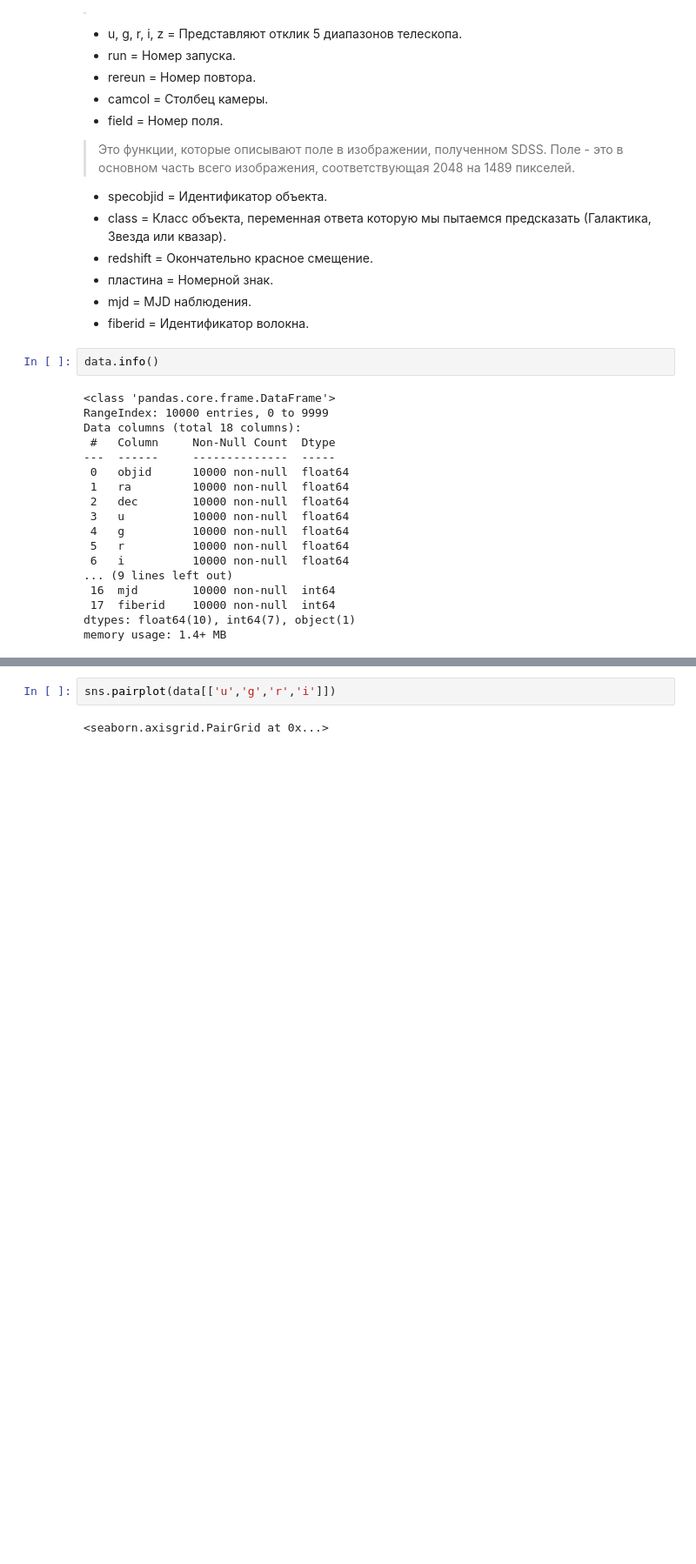
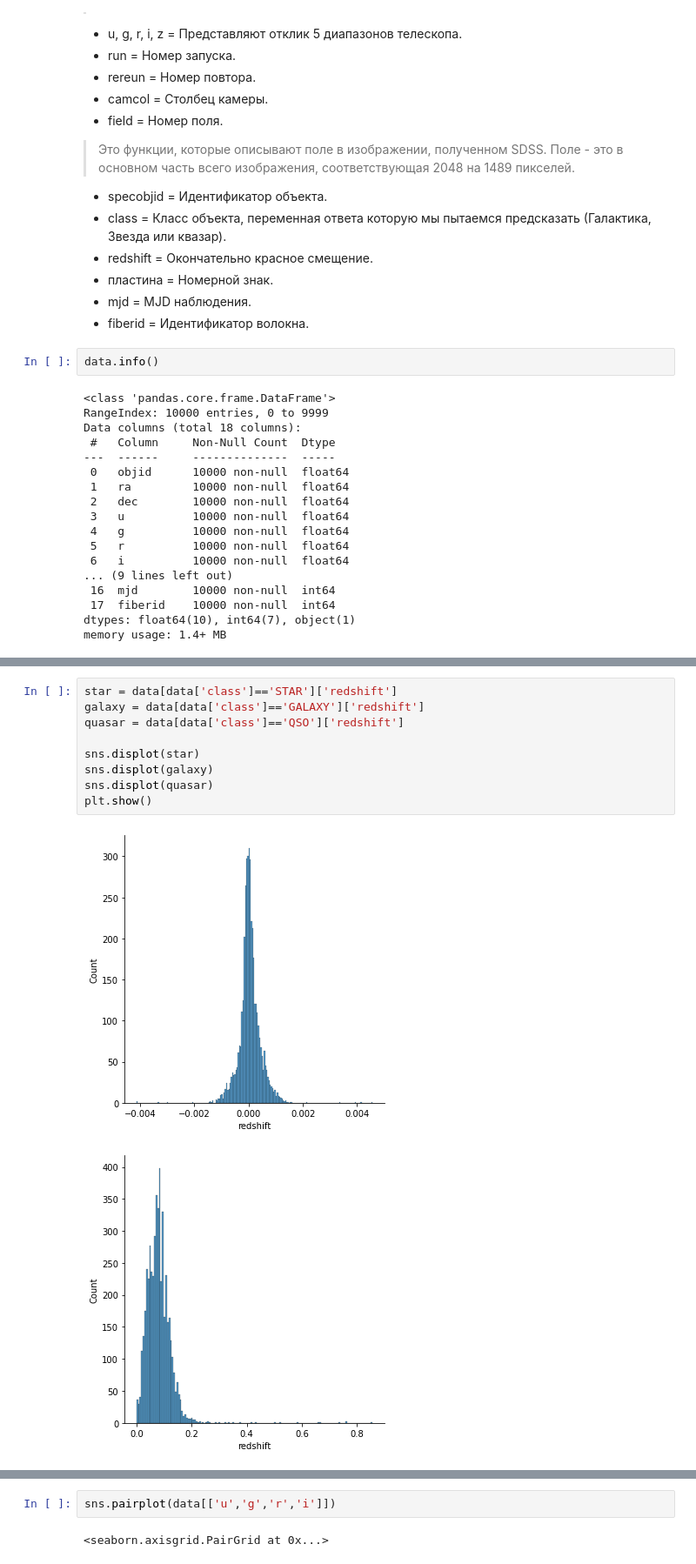
Before and after one commit to VChernenko42/MachineLearning2021, a Jupyter notebook: Classification of Stars, Galaxies and Quasars/SkyClassification.ipynb, the cells around one changed output, grey strips where cells are left out. Shown at 87% size. Saved outputs shown, nothing was run; the diff lists cells and outputs as text; blank space fills up the shorter version.

```diff
--- a/Classification of Stars, Galaxies and Quasars/SkyClassification.ipynb
+++ b/Classification of Stars, Galaxies and Quasars/SkyClassification.ipynb
@@ -141,0 +125,12 @@ data.head()
+# %%
+star = data[data['class']=='STAR']['redshift']
+galaxy = data[data['class']=='GALAXY']['redshift']
+quasar = data[data['class']=='QSO']['redshift']
+
+sns.displot(star)
+sns.displot(galaxy)
+sns.displot(quasar)
+plt.show()
+# %% [output]
+[figure, added]
+[figure, added]
```
Also changed, not shown: parts of 16 cells of this notebook, 1 other file.
